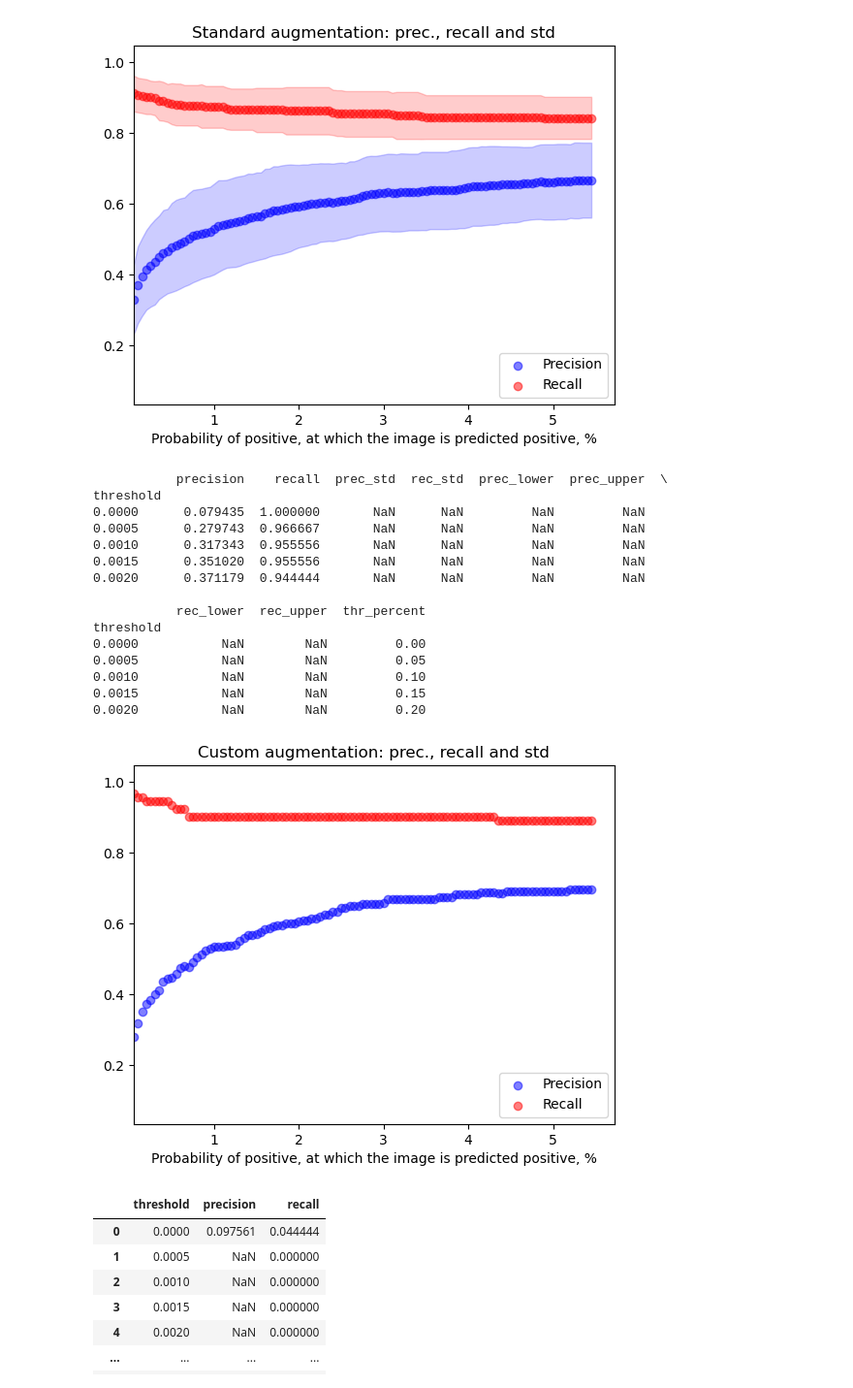
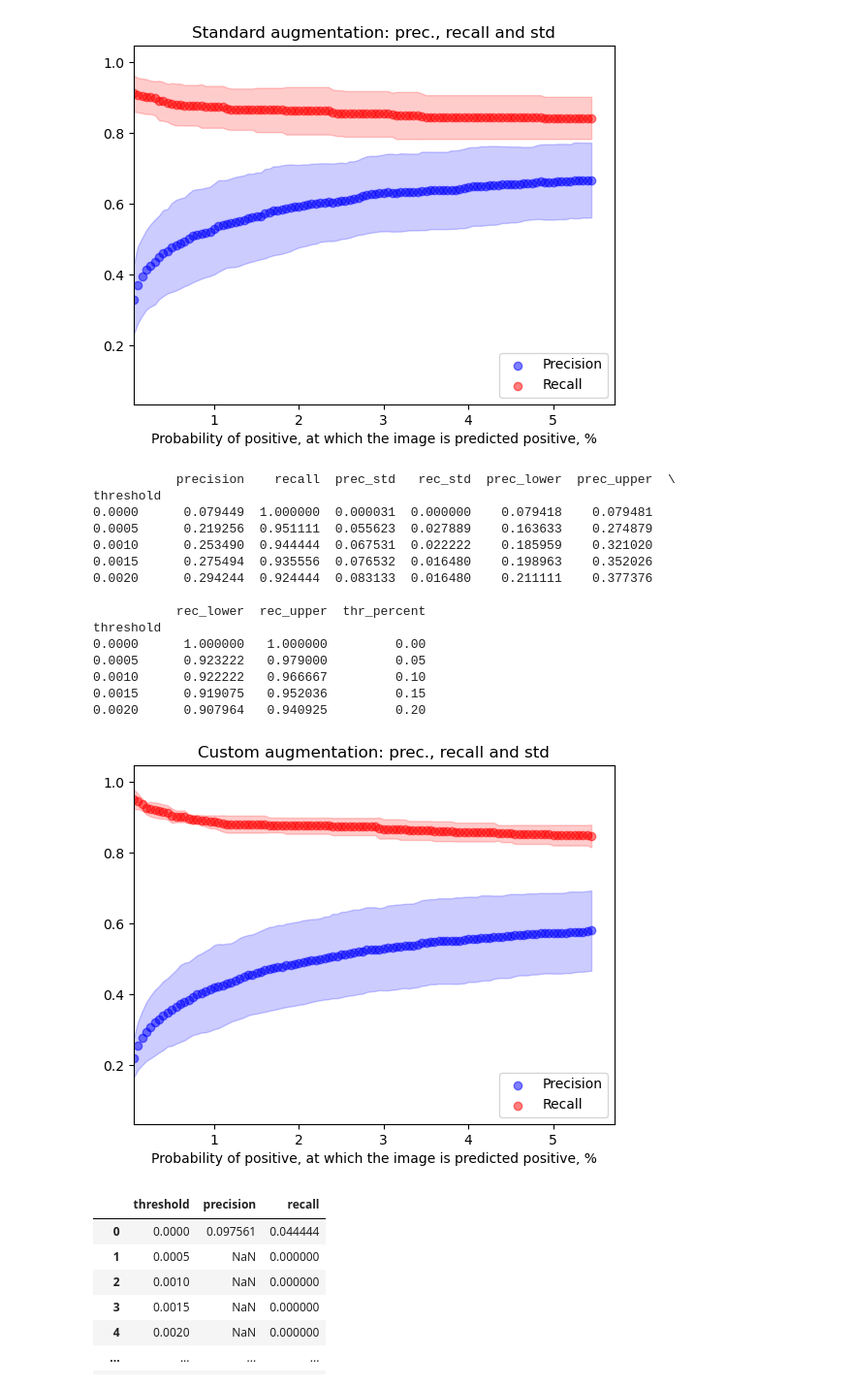
Before and after one commit to ArtemChemist/CFU_counter, a Jupyter notebook: Results_EffNet_B0/prec_rec analysis.ipynb, the cells around one changed output. Shown: that part at 97% size. Drawn from its saved outputs; the diff is of its cells as text; code cells hidden in the pictures.

```diff
--- a/Results_EffNet_B0/prec_rec analysis.ipynb
+++ b/Results_EffNet_B0/prec_rec analysis.ipynb
@@ -50,27 +50,27 @@ threshold
 [figure]
 # %%
 dfs = []
-for i in range (1):
+for i in range (5):
     dfs.append(pd.read_csv(f'prec_rec_B0224_cust_aug_{i}.csv', delimiter='\t'))
 df = pd.concat(dfs, axis=0)
 prec_recall_fixed_thr(df, graph_title = 'Custom augmentation: prec., recall and std')
 # %% [output]
-           precision    recall  prec_std  rec_std  prec_lower  prec_upper  \
+           precision    recall  prec_std   rec_std  prec_lower  prec_upper  \
 threshold
-0.0000      0.079435  1.000000       NaN      NaN         NaN         NaN
-0.0005      0.279743  0.966667       NaN      NaN         NaN         NaN
-0.0010      0.317343  0.955556       NaN      NaN         NaN         NaN
-0.0015      0.351020  0.955556       NaN      NaN         NaN         NaN
-0.0020      0.371179  0.944444       NaN      NaN         NaN         NaN
+0.0000      0.079449  1.000000  0.000031  0.000000    0.079418    0.079481
+0.0005      0.219256  0.951111  0.055623  0.027889    0.163633    0.274879
+0.0010      0.253490  0.944444  0.067531  0.022222    0.185959    0.321020
+0.0015      0.275494  0.935556  0.076532  0.016480    0.198963    0.352026
+0.0020      0.294244  0.924444  0.083133  0.016480    0.211111    0.377376
 
            rec_lower  rec_upper  thr_percent
 threshold
-0.0000           NaN        NaN         0.00
-0.0005           NaN        NaN         0.05
-0.0010           NaN        NaN         0.10
-0.0015           NaN        NaN         0.15
-0.0020           NaN        NaN         0.20
+0.0000      1.000000   1.000000         0.00
+0.0005      0.923222   0.979000         0.05
+0.0010      0.922222   0.966667         0.10
+0.0015      0.919075   0.952036         0.15
+0.0020      0.907964   0.940925         0.20
-[figure, old version]
+[figure, new version]
 # %%
 df
 # %% [output]
```
Also changed, not shown: 1 other file.
